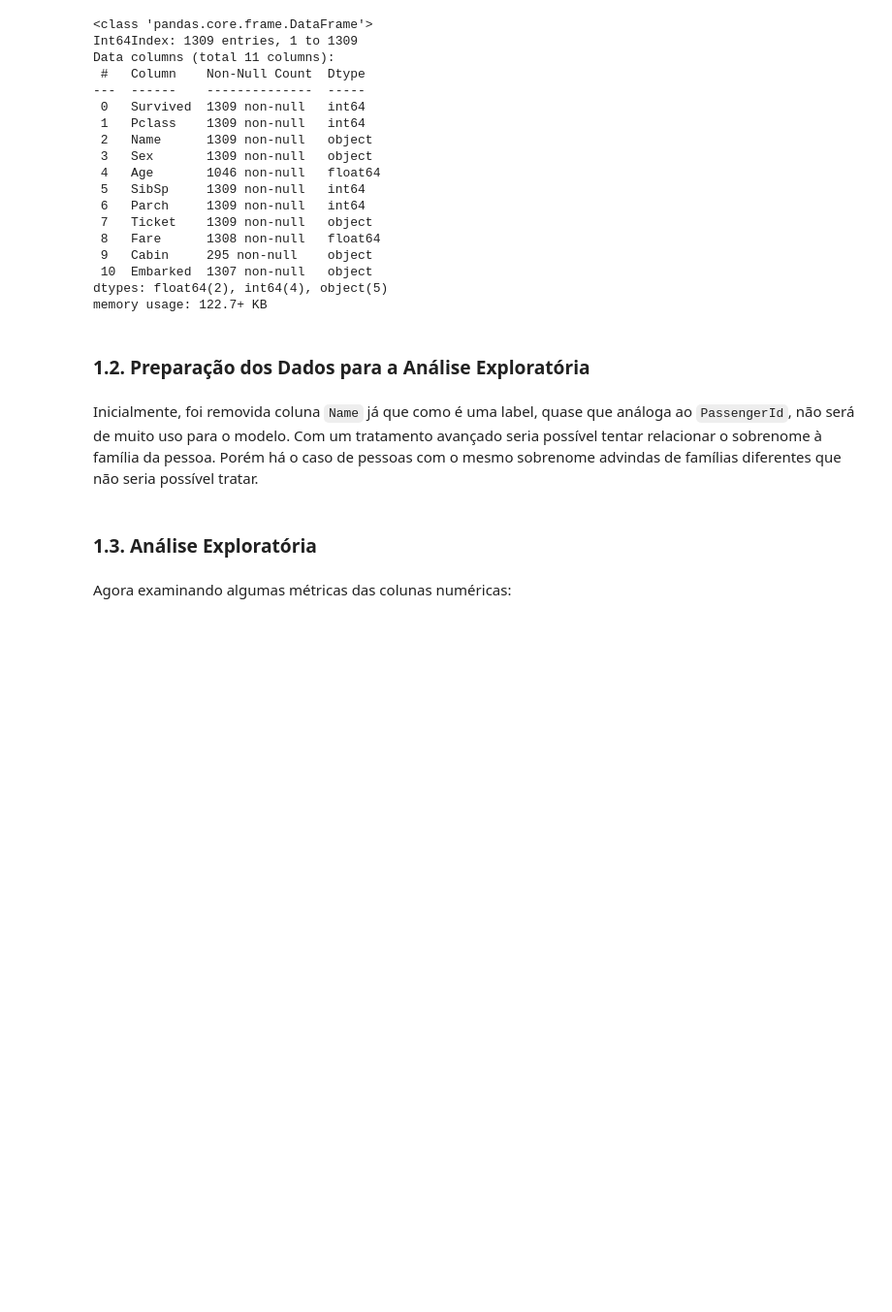
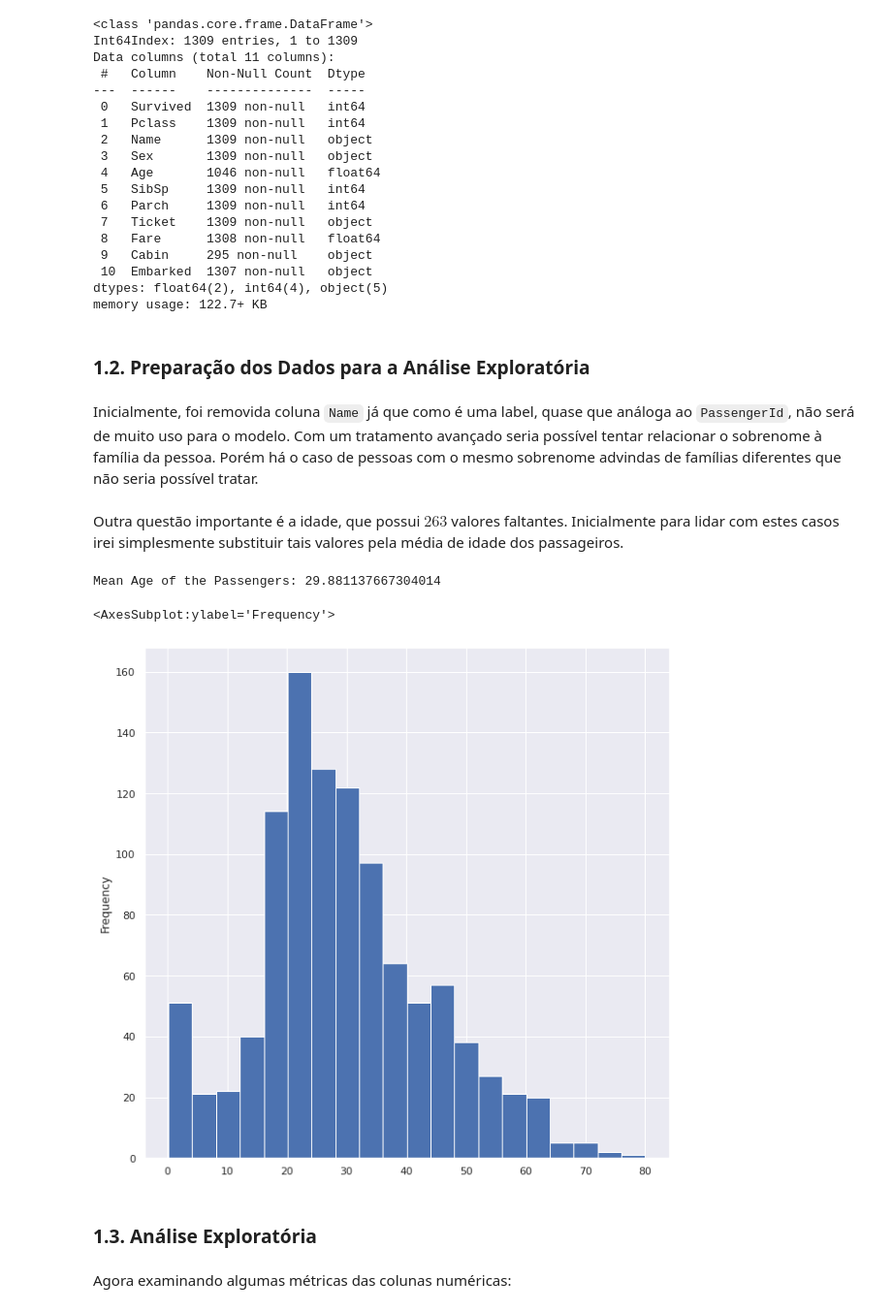
Before and after one commit to GDevigili/machine-learning-coursework, a Jupyter notebook: main.ipynb, the cells around one changed output. Shown at 97% size. Saved outputs shown, nothing was run; the diff lists cells and outputs as text; code cells hidden in the pictures; blank space fills up the shorter version.

```diff
--- a/main.ipynb
+++ b/main.ipynb
@@ -65,3 +65,12 @@ memory usage: 122.7+ KB
 Inicialmente, foi removida coluna `Name` já que como é uma label, quase que análoga ao `PassengerId`, não será de muito uso para o modelo. Com um tratamento avançado seria possível tentar relacionar o sobrenome à família da pessoa. Porém há o caso de pessoas com o mesmo sobrenome advindas de famílias diferentes que não seria possível tratar.
 # %%
 merged_df = merged_df.drop('Name', axis=1)
+# %% [markdown]
+Outra questão importante é a idade, que possui $263$ valores faltantes. Inicialmente para lidar com estes casos irei simplesmente substituir tais valores pela média de idade dos passageiros.
+# %%
+print(f'Mean Age of the Passengers: {merged_df["Age"].mean()}')
+merged_df['Age'].plot(kind = 'hist', bins = 20)
+# %% [output]
+Mean Age of the Passengers: 29.881137667304014
+<AxesSubplot:ylabel='Frequency'>
+[figure, added]
```
Also changed, not shown: parts of 1 cell of this notebook.
